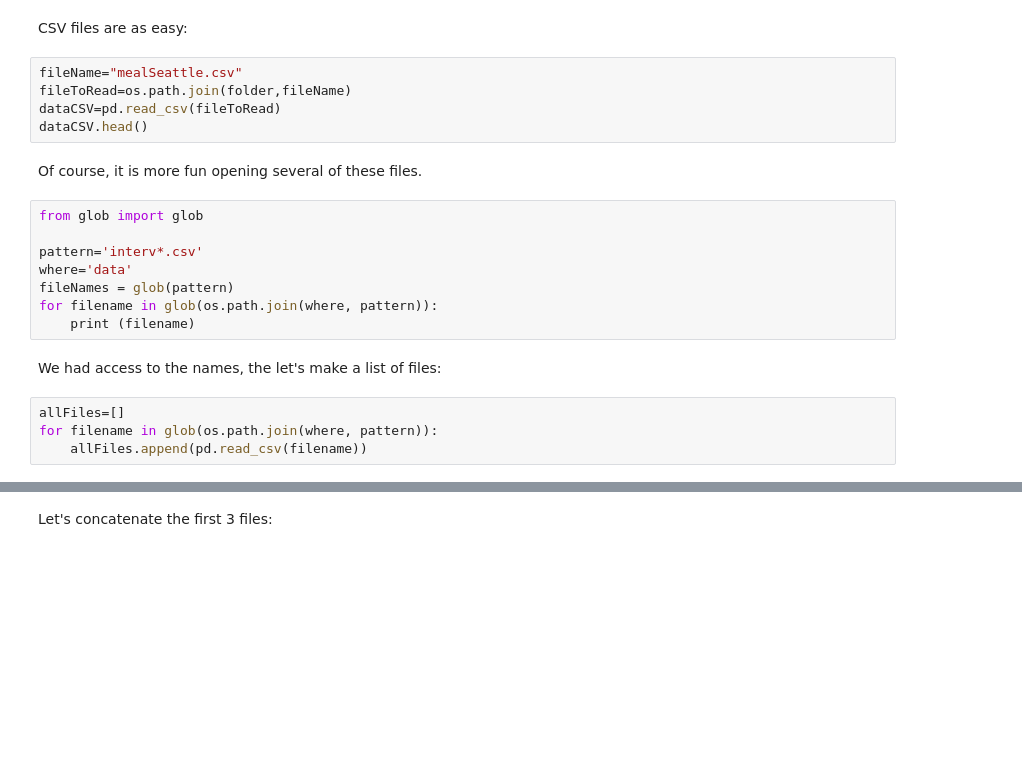
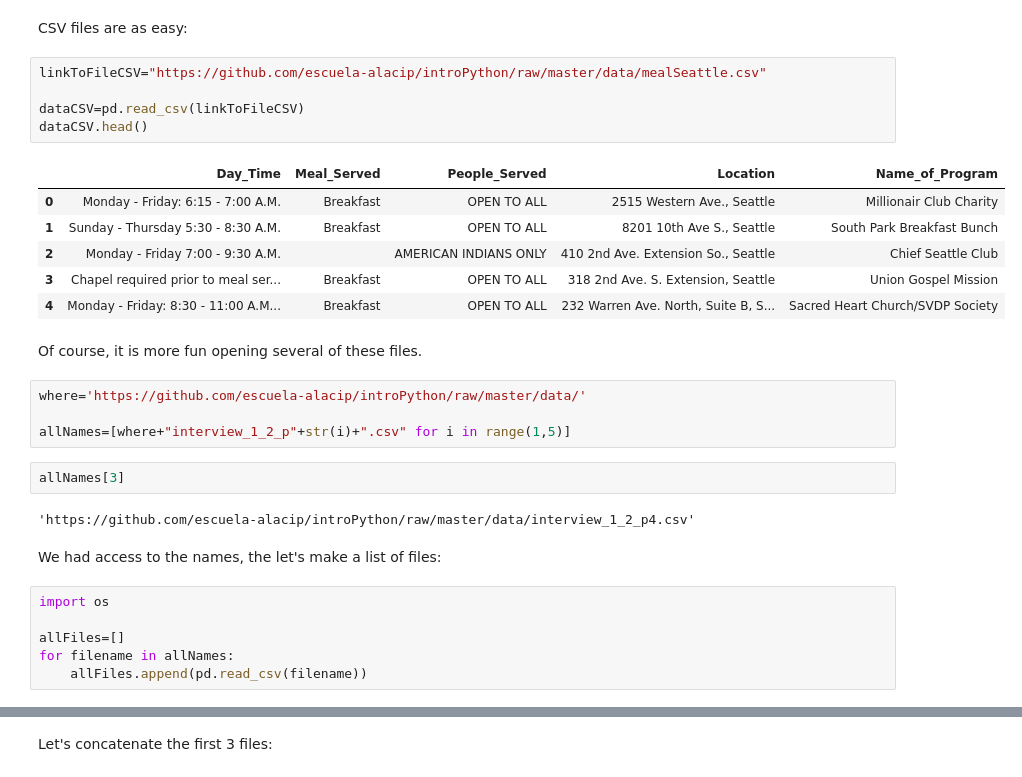
Before and after one commit to escuela-alacip/introPython, a Jupyter notebook: Parte3_P_CargaDeData.ipynb, the cells around one changed output, grey strips where cells are left out. Saved outputs shown, nothing was run; the diff lists cells and outputs as text; blank space fills up the shorter version.

```diff
--- a/Parte3_P_CargaDeData.ipynb
+++ b/Parte3_P_CargaDeData.ipynb
@@ -90,25 +68,34 @@ dataExcel.head()
 # %% [markdown]
 CSV files are as easy:
-# %%
-fileName="mealSeattle.csv"
-fileToRead=os.path.join(folder,fileName)
-dataCSV=pd.read_csv(fileToRead)
-dataCSV.head()
+# %%
+linkToFileCSV="https://github.com/escuela-alacip/introPython/raw/master/data/mealSeattle.csv"
+
+dataCSV=pd.read_csv(linkToFileCSV)
+dataCSV.head()
+# %% [output]
+|  | Day_Time | Meal_Served | People_Served | Location | Name_of_Program |
+| 0 | Monday - Friday: 6:15 - 7:00 A.M. | Breakfast | OPEN TO ALL | 2515 Western Ave., Seattle | Millionair Club Charity |
+| 1 | Sunday - Thursday 5:30 - 8:30 A.M. | Breakfast | OPEN TO ALL | 8201 10th Ave S., Seattle | South Park Breakfast Bunch |
+| 2 | Monday - Friday 7:00 - 9:30 A.M. |  | AMERICAN INDIANS ONLY | 410 2nd Ave. Extension So., Seattle | Chief Seattle Club |
+| 3 | Chapel required prior to meal ser... | Breakfast | OPEN TO ALL | 318 2nd Ave. S. Extension, Seattle | Union Gospel Mission |
+| 4 | Monday - Friday: 8:30 - 11:00 A.M... | Breakfast | OPEN TO ALL | 232 Warren Ave. North, Suite B, S... | Sacred Heart Church/SVDP Society |
 # %% [markdown]
 Of course, it is more fun opening several of these files.
-# %%
-from glob import glob
-
-pattern='interv*.csv'
-where='data'
-fileNames = glob(pattern)
-for filename in glob(os.path.join(where, pattern)):
-    print (filename)
+# %%
+where='https://github.com/escuela-alacip/introPython/raw/master/data/'
+
+allNames=[where+"interview_1_2_p"+str(i)+".csv" for i in range(1,5)]
+# %%
+allNames[3]
+# %% [output]
+'https://github.com/escuela-alacip/introPython/raw/master/data/interview_1_2_p4.csv'
 # %% [markdown]
 We had access to the names, the let's make a list of files:
 # %%
+import os
+
 allFiles=[]
-for filename in glob(os.path.join(where, pattern)):
+for filename in allNames:
     allFiles.append(pd.read_csv(filename))
 # %%
 #do we have the data?
```
Also changed, not shown: parts of 23 cells of this notebook, 2 other files.
